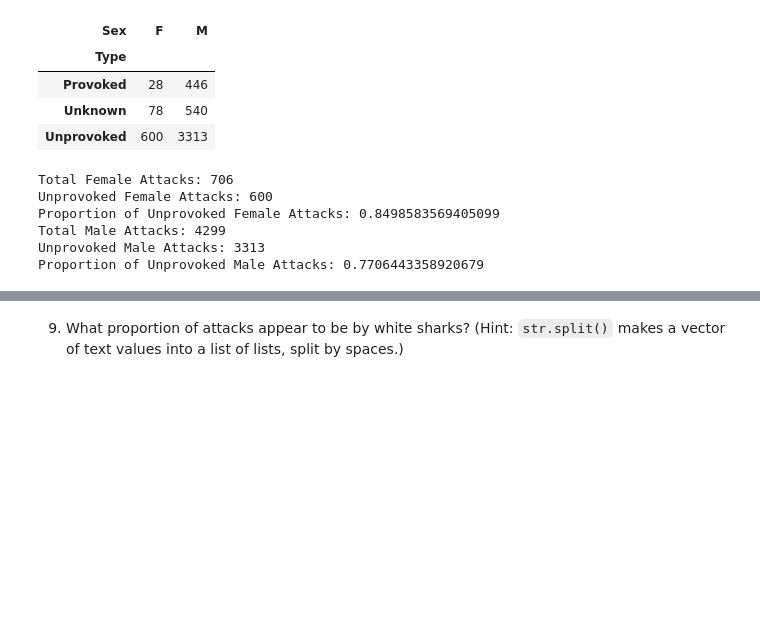
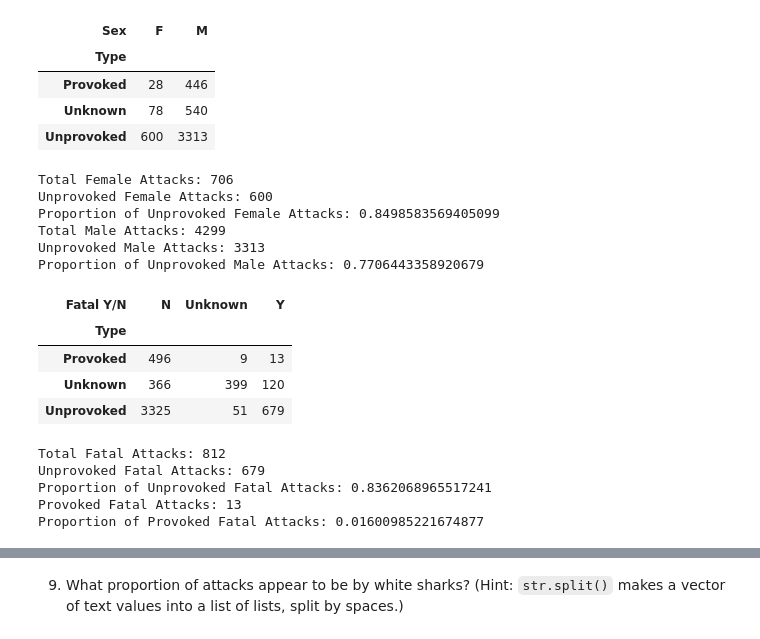
Before and after one commit to pnr3kr/wrangling, a Jupyter notebook: assignment/assignment.ipynb, the cells around one changed output, grey strips where cells are left out. Cells and saved outputs as stored; diff of their text form; code cells hidden in the pictures; blank space fills up the shorter version.

```diff
--- a/assignment/assignment.ipynb
+++ b/assignment/assignment.ipynb
@@ -298,3 +298,40 @@ Proportion of Unprovoked Female Attacks: 0.8498583569405099
 Total Male Attacks: 4299
 Unprovoked Male Attacks: 3313
 Proportion of Unprovoked Male Attacks: 0.7706443358920679
+# %%
+cross_tab_type_fatal = pd.crosstab(sharks_df["Type"], sharks_df["Fatal Y/N"])
+display(cross_tab_type_fatal)
+
+# Sum all Fatal attack cases
+total_fatal_attacks = cross_tab_type_fatal["Y"].sum()
+
+# Get the number of Unprovoked Fatal attacks
+unprovoked_fatal_attacks = cross_tab_type_fatal.loc["Unprovoked", "Y"]
+
+# Compute the proportion
+prob_fatal_unprovoked = unprovoked_fatal_attacks / total_fatal_attacks
+
+print("Total Fatal Attacks:", total_fatal_attacks)
+print("Unprovoked Fatal Attacks:", unprovoked_fatal_attacks)
+print("Proportion of Unprovoked Fatal Attacks:", prob_fatal_unprovoked)
+
+# Get the number of Provoked Fatal attacks
+provoked_fatal_attacks = cross_tab_type_fatal.loc["Provoked", "Y"]
+
+# Compute the proportion
+prob_fatal_provoked = provoked_fatal_attacks / total_fatal_attacks
+
+print("Provoked Fatal Attacks:", provoked_fatal_attacks)
+print("Proportion of Provoked Fatal Attacks:", prob_fatal_provoked)
+# Attacks are more likely to be fatal when unprovoked.
+# %% [output]
+| Fatal Y/N | N | Unknown | Y |
+| Type |  |  |  |
+| Provoked | 496 | 9 | 13 |
+| Unknown | 366 | 399 | 120 |
+| Unprovoked | 3325 | 51 | 679 |
+Total Fatal Attacks: 812
+Unprovoked Fatal Attacks: 679
+Proportion of Unprovoked Fatal Attacks: 0.8362068965517241
+Provoked Fatal Attacks: 13
+Proportion of Provoked Fatal Attacks: 0.01600985221674877
```
Also changed, not shown: parts of 3 cells of this notebook.
